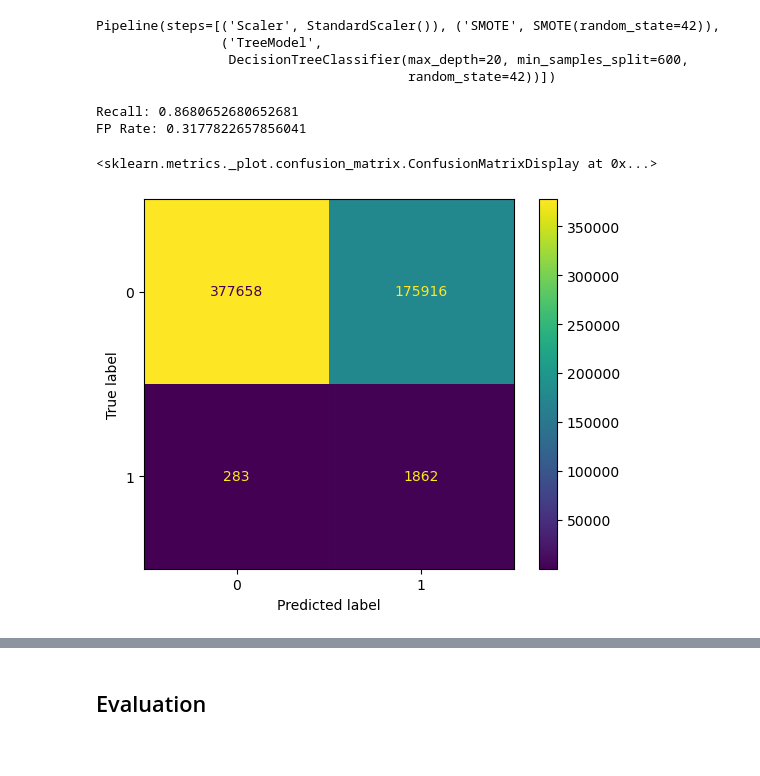
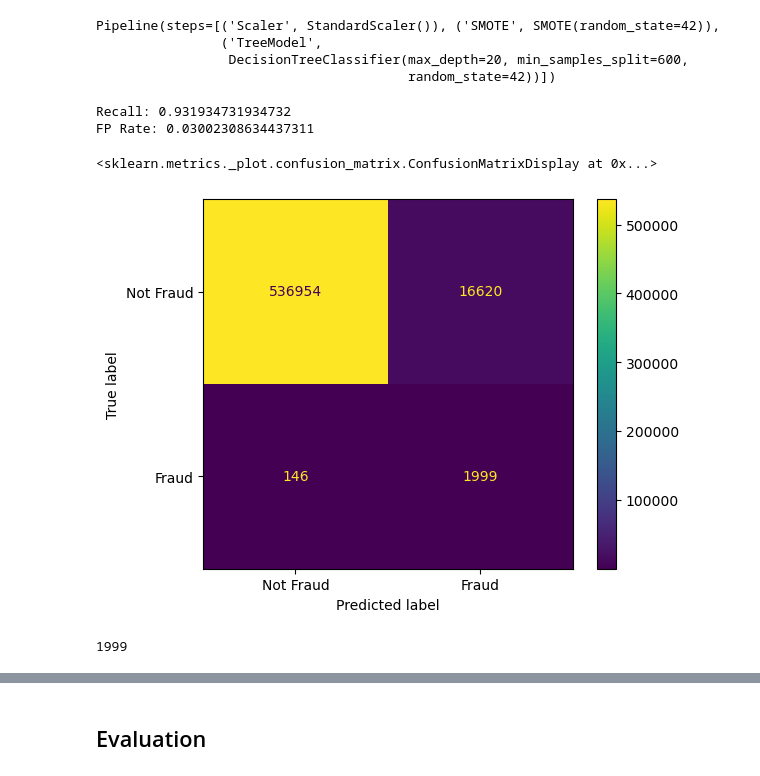
Before and after one commit to ChuckNadel/Classifying-Credit-Card-Fraud, a Jupyter notebook: FraudNotebook1.ipynb, the cells around one changed output, grey strips where cells are left out. Drawn from its saved outputs; the diff is of its cells as text; code cells hidden in the pictures.

```diff
--- a/FraudNotebook1.ipynb
+++ b/FraudNotebook1.ipynb
@@ -339,9 +339,9 @@ fraudTest['TimeSinceLast'] = fraudTest.groupby(by = 'full_name_street')['unix_ti
 fraudTrain['TimeSinceLast'] = fraudTrain['TimeSinceLast'].fillna(-1)
 fraudTest['TimeSinceLast'] = fraudTest['TimeSinceLast'].fillna(-1)
 
-if fraudTrain.columns[27] == 'TimeSinceLast':
-    fraudTrain.drop(columns= ['Time'], axis = 1, inplace = True)
-    fraudTest.drop(columns= ['Time'], axis = 1, inplace = True)
+
+fraudTrain.drop(columns= ['Time'], axis = 1, inplace = True)
+fraudTest.drop(columns= ['Time'], axis = 1, inplace = True)
 # %%
 fraudTest.info()
 # %% [output]
@@ -481,7 +481,7 @@ for n in range(1,6):
     print("Best threshold value:", grid_search.best_params_)
     print("Best recall score:", grid_search.best_score_)
 # %%
-bestModel = LogisticRegression(random_state = 42, solver = 'saga', C = 22.5)
+bestModel = LogisticRegression(random_state = 42, solver = 'saga', C = 25, penalty = 'l1')
 scorer = make_scorer(custom_recall_score, threshold = 0.1, needs_proba= True)
 pipelineLogBest = Pipeline([('Scaler', SS),('SMOTE', SMT),('LogModel', bestModel)])
 pipelineLogBest.fit(X_train, y_train)
@@ -589,13 +589,18 @@ Pipeline(steps=[('Scaler', StandardScaler()), ('SMOTE', SMOTE(random_state=42)),
 # %%
 y_pred_testDT = pipelineDTBest.predict(X_test)
 y_pred_train = pipelineDTBest.predict(X_train)
-print('Recall:', recall_score(y_test, y_pred_test))
-print('FP Rate:', false_positive_rate(y_test, y_pred_test, 0.5))
-cm_dt = confusion_matrix(y_test, y_pred_test)
-display = ConfusionMatrixDisplay(confusion_matrix = cm_dt)
+print('Recall:', recall_score(y_test, y_pred_testDT))
+print('FP Rate:', false_positive_rate(y_test, y_pred_testDT, 0.5))
+cm_dt = confusion_matrix(y_test, y_pred_testDT)
+display = ConfusionMatrixDisplay(confusion_matrix = cm_dt, display_labels= ['Not Fraud', 'Fraud'])
+display
 display.plot()
 # %% [output]
-Recall: 0.8680652680652681
-FP Rate: 0.3177822657856041
+Recall: 0.931934731934732
+FP Rate: 0.03002308634437311
 <sklearn.metrics._plot.confusion_matrix.ConfusionMatrixDisplay at 0x...>
-[figure, old version]
+[figure, new version]
+# %%
+cm_dt[1][1]
+# %% [output]
+1999
```
Also changed, not shown: parts of 13 cells of this notebook.
